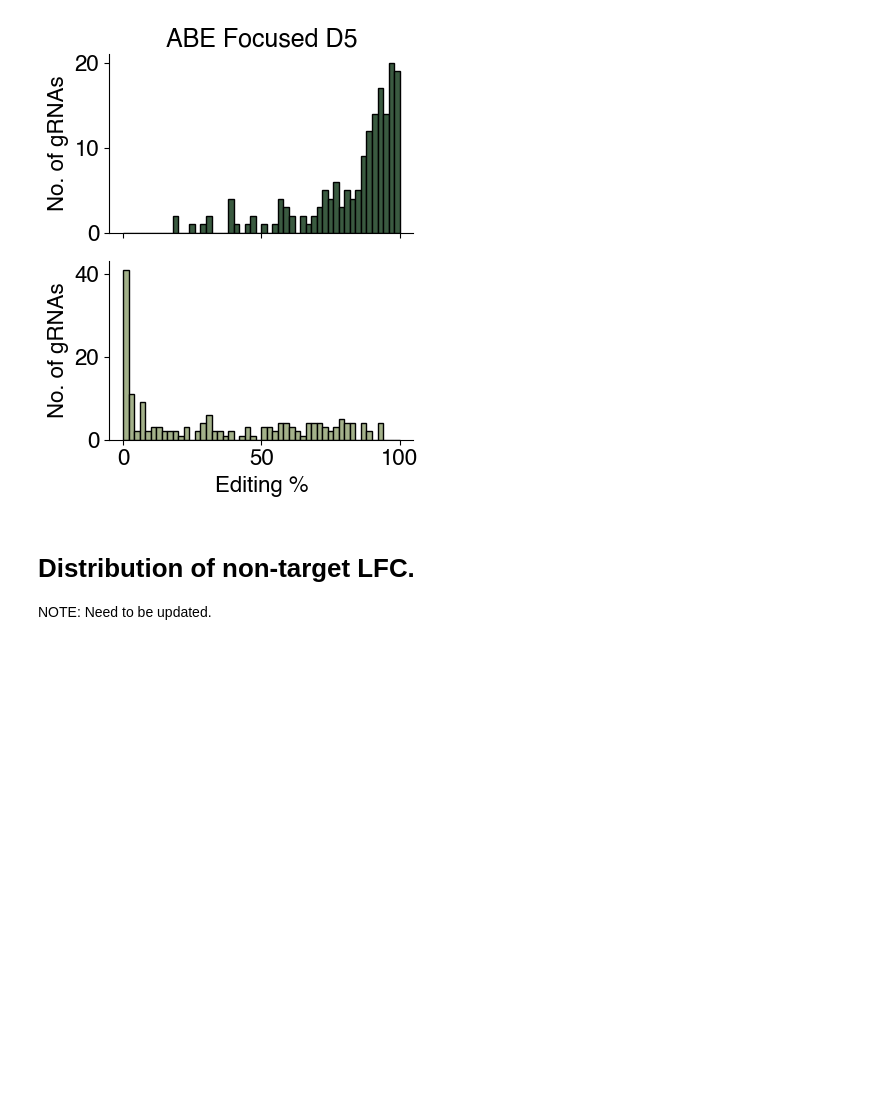
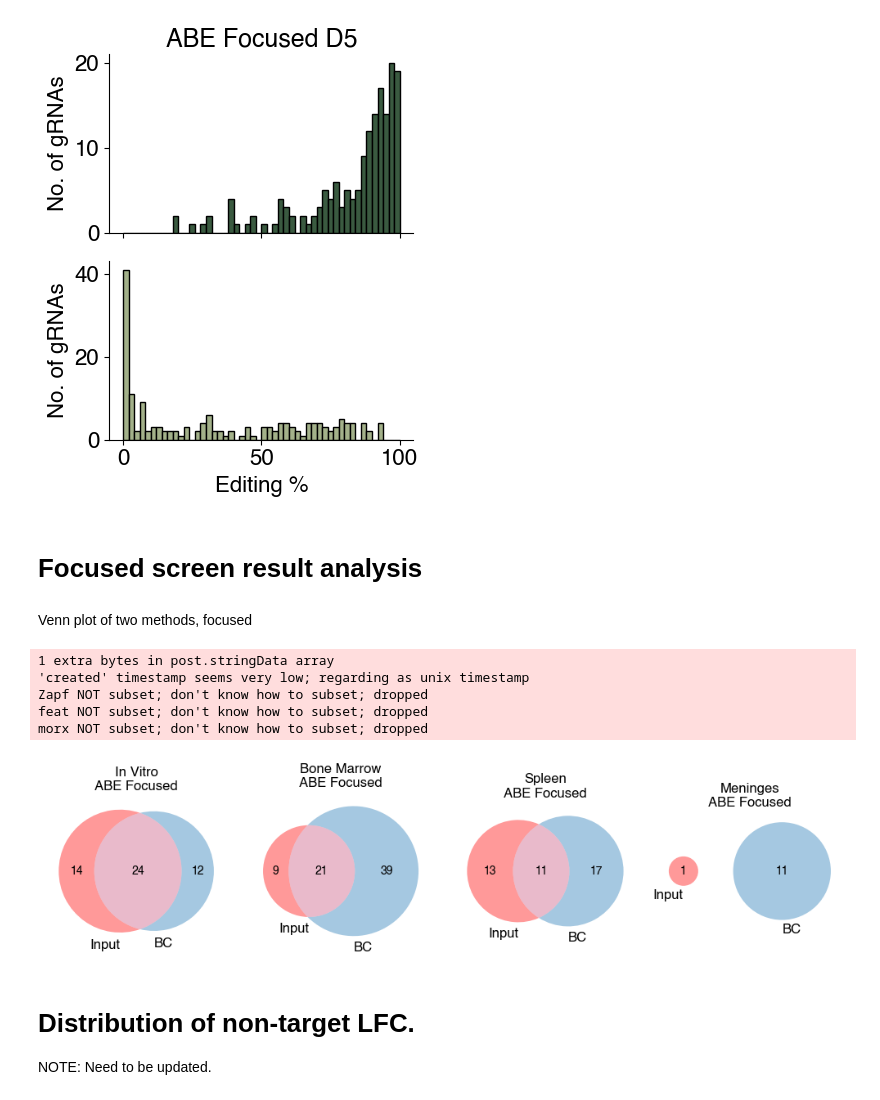
Before and after one commit to kexindon/B-ALL-in-vivo-base-editing, a Jupyter notebook: supplemental_figures.ipynb, the cells around one changed output. Drawn from its saved outputs; the diff is of its cells as text; code cells hidden in the pictures; blank space fills up the shorter version.

```diff
--- a/supplemental_figures.ipynb
+++ b/supplemental_figures.ipynb
@@ -458,6 +477,39 @@ Zapf NOT subset; don't know how to subset; dropped
 feat NOT subset; don't know how to subset; dropped
 morx NOT subset; don't know how to subset; dropped
 [figure]
+# %% [markdown]
+# Focused screen result analysis
+# %% [markdown]
+Venn plot of two methods, focused
+# %%
+FDR_cut = .1
+editing_cut = 20
+from matplotlib_venn import venn2
+
+a1 = LFC_ABE_FOCUSED[LFC_ABE_FOCUSED['target_base_edit_perc'] > editing_cut].reset_index(drop=True)
+a2 = LFC_ABE_FOCUSED_VS_BC[LFC_ABE_FOCUSED_VS_BC['target_base_edit_perc_epo'] > editing_cut].reset_index(drop=True)
+
+fig, axe =plt.subplots(1,4, figsize=(10,6))
+
+for idx,tissue in enumerate(['d15','bm','spleen','men']):
+    a11 = a1[a1[f'FDR_{tissue}_fishers'] < FDR_cut].reset_index(drop=True)
+    a22 = a2[a2[f'FDR_{tissue}_fishers'] < FDR_cut].reset_index(drop=True)
+
+    a111 = a11[(a11[f'LFC_median_{tissue}'] > 1) | (a11[f'LFC_median_{tissue}'] < -1)].reset_index(drop=True)
+    a222 = a22[(a22[f'LFC_median_{tissue}'] > 1) | (a22[f'LFC_median_{tissue}'] < -1)].reset_index(drop=True)
+
+    venn2([set(a111['gRNA_id']), set(a222['gRNA_id'])], set_labels=('Input', 'BC'), set_colors=("red", "tab:blue"), ax=axe[idx])
+    axe[idx].set_title(f'{name_dict[tissue]}\nABE Focused')
+fig.tight_layout()
+plt.savefig('figures/venn_abe_focused_vs_bc.pdf')
+plt.show()
+# %% [output]
+1 extra bytes in post.stringData array
+'created' timestamp seems very low; regarding as unix timestamp
+Zapf NOT subset; don't know how to subset; dropped
+feat NOT subset; don't know how to subset; dropped
+morx NOT subset; don't know how to subset; dropped
+[figure, added]
 # %% [markdown]
 # Distribution of non-target LFC.
 
```
Also changed, not shown: parts of 38 cells of this notebook.
